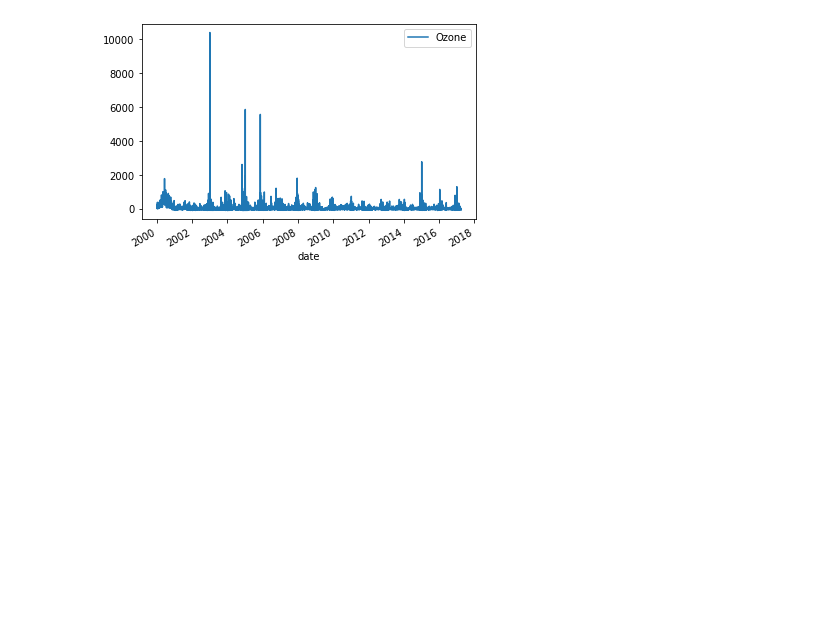
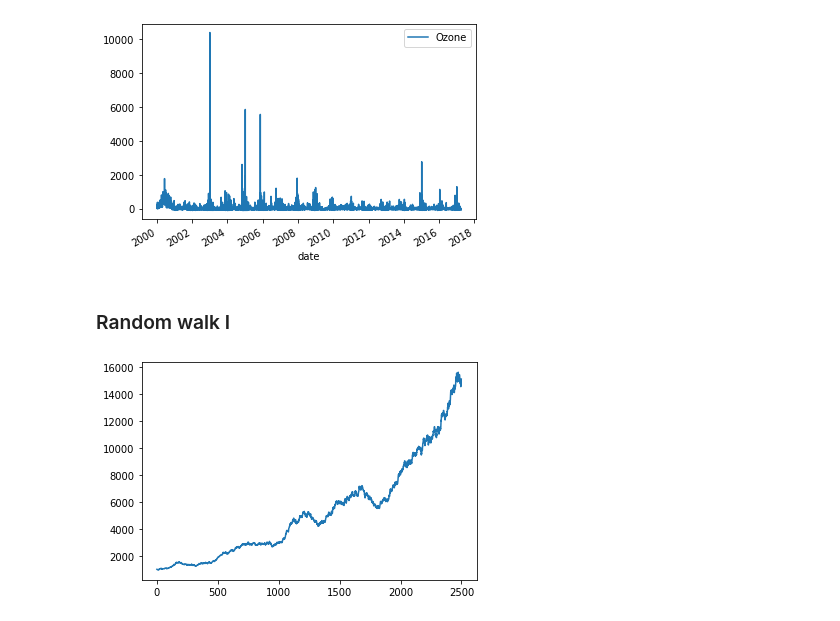
Before and after one commit to ozlerhakan/datacamp, a Jupyter notebook: Manipulating Time Series Data in Python/chapter3.ipynb, the cells around one changed output. Saved outputs shown, nothing was run; the diff lists cells and outputs as text; code cells hidden in the pictures; blank space fills up the shorter version.

Commit message:
add random walk stm

```diff
--- a/Manipulating Time Series Data in Python/chapter3.ipynb
+++ b/Manipulating Time Series Data in Python/chapter3.ipynb
@@ -313,3 +313,22 @@ rolling_annual_returns.mul(100).plot();
 plt.show()
 # %% [output]
 [figure]
+# %% [markdown]
+### Random walk I
+# %%
+
+
+
+random_walk = np.random.normal(loc=.001, scale=0.01, size=2500)
+
+
+random_walk = pd.Series(random_walk)
+
+
+random_prices = random_walk.add(1).cumprod()
+
+
+random_prices.mul(1000).plot()
+plt.show();
+# %% [output]
+[figure, added]
```
